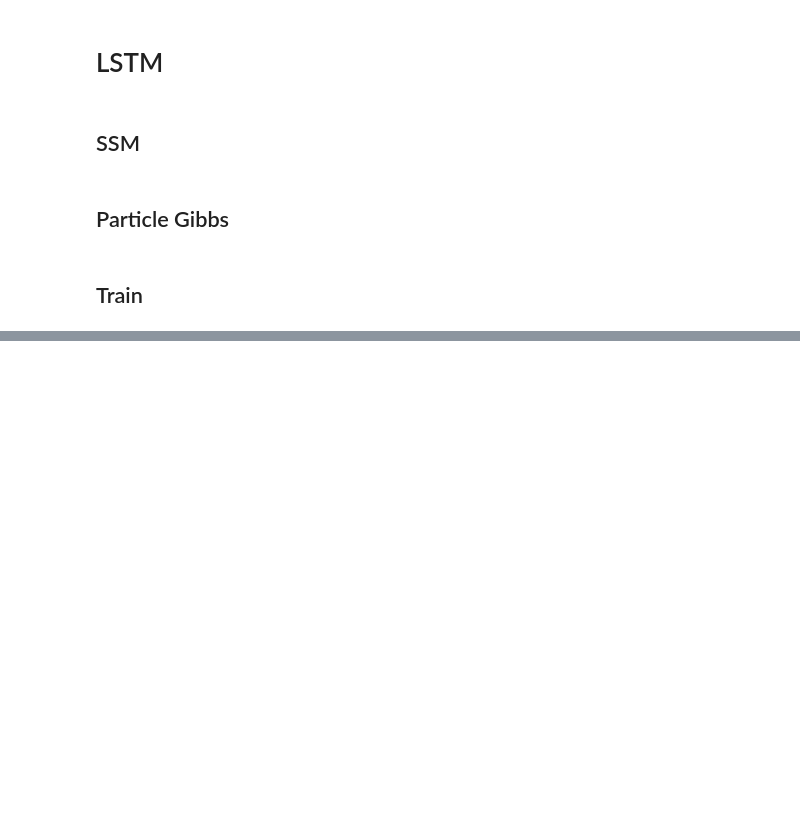
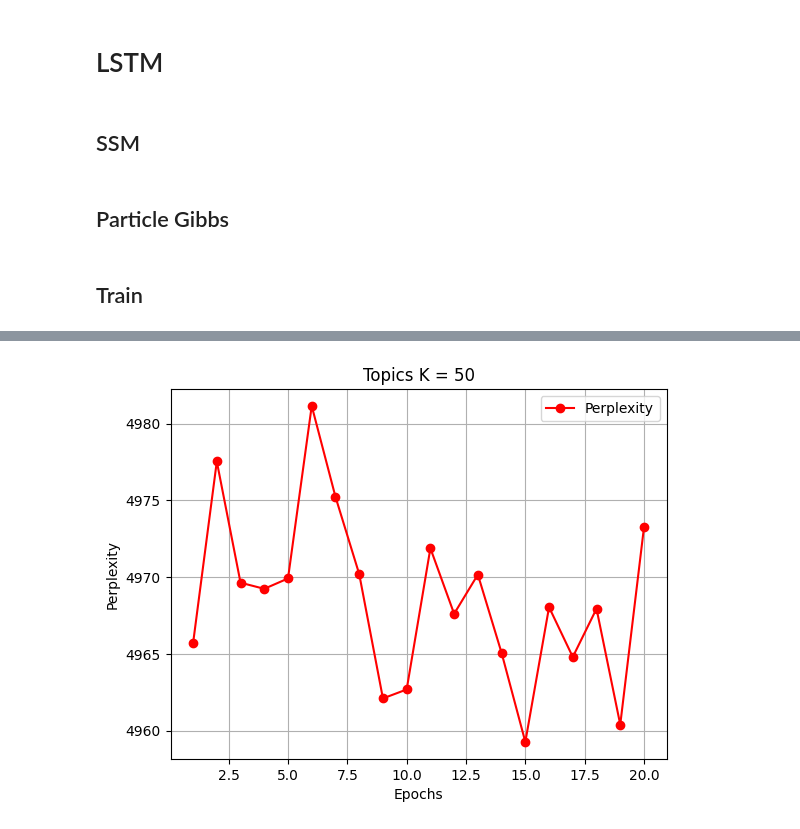
Before and after one commit to yanisrem/SSM-Project, a Jupyter notebook: main_ssp.ipynb, the cells around one changed output, grey strips where cells are left out. Cells and saved outputs as stored; diff of their text form; code cells hidden in the pictures; blank space fills up the shorter version.

Commit message:
run lstm on text data

```diff
--- a/main_ssp.ipynb
+++ b/main_ssp.ipynb
@@ -215,7 +224,6 @@ def compute_gamma_normalized(xt, z_1_t_minus_1, num_topics, lstm, ssm):
     return num / denom
 # %%
 def particle_gibbs(x, previous_z_1_T_star, P, num_topics, num_words, T, lstm_model, ssm_model):
-    x = x.contiguous()
     # Init
     Z_matrix = torch.zeros((P, T + 1), dtype=torch.long)
     alpha_matrix = torch.zeros((P, T + 1), dtype=torch.float)
@@ -305,14 +313,15 @@ HIDDEN_SIZE = 64
 TRAIN_SEQUENCE_LENGTH = 100
 TEST_SEQUENCE_LENGTH = 70
 MODEL_LENGTH = 10
-NUM_TOPICS = 50
+NUM_TOPICS = 100
 NUM_WORDS = 5000
-N_EPOCHS = 20
+N_EPOCHS = 5
 NUM_PARTICULES = 10
+N = 200
 
 lstm_model=LSTM(input_size=NUM_TOPICS, hidden_size=HIDDEN_SIZE, output_size=NUM_TOPICS, model_length=MODEL_LENGTH, batch_size=1)
-criterion = nn.CrossEntropyLoss()
-optimizer = optim.SGD(lstm_model.parameters(), lr=0.001)
+criterion = nn.CrossEntropyLoss(reduction='sum')
+optimizer = optim.Adam(lstm_model.parameters())
 ssm_model = SSMPytorch(num_words=NUM_WORDS, num_topics=NUM_TOPICS)
 # %%
 X_train_torch = torch.tensor(X_train, dtype = torch.long)
@@ -321,11 +330,12 @@ X_test_torch = torch.tensor(X_test, dtype = torch.long)
 list_mean_loss = []
 
 for epoch in range(N_EPOCHS):
+    shuffle_sample = random.sample(range(N), N)
     start_time = time.time()
     print("epoch: {}".format(epoch+1))
     previous_z_1_T_star = torch.randint(1, NUM_TOPICS + 1, (X_train_torch.shape[0], TRAIN_SEQUENCE_LENGTH))
     z_star_train = []
-    for i in range(X_train.shape[0]):
+    for i in shuffle_sample:
         X_train_torch_i = X_train_torch[i]
         z_star_train_i = particle_gibbs(X_train_torch_i, previous_z_1_T_star[i], NUM_PARTICULES, NUM_TOPICS, NUM_WORDS, TRAIN_SEQUENCE_LENGTH, lstm_model, ssm_model)
         z_star_one_hot_train_i = F.one_hot(z_star_train_i-1, num_classes=NUM_TOPICS).float()
@@ -338,7 +348,7 @@ for epoch in range(N_EPOCHS):
     z_star_train = torch.stack(z_star_train)
 
     z_pred = []
-    for i in range(z_star_train.shape[0]):
+    for i in shuffle_sample:
         input_sequence = z_star_train[i]
         input_seq_one_hot = F.one_hot(input_sequence-1, num_classes=NUM_TOPICS).float()
         input_seq_one_hot = input_seq_one_hot
@@ -351,7 +361,7 @@ for epoch in range(N_EPOCHS):
     z_pred = torch.stack(z_pred)
 
     loss = 0
-    for i in range(z_pred.shape[0]):
+    for i in shuffle_sample:
         z_pred_i = z_pred[i]
         proba_x_pred_i = []
         for t in range(TEST_SEQUENCE_LENGTH):
@@ -360,7 +370,7 @@ for epoch in range(N_EPOCHS):
             proba_x_pred_i.append(proba_x_pred_i_t)
         proba_x_pred_i = torch.stack(proba_x_pred_i)
         X_test_i = X_test_torch[i]
-        cross_entropy = F.cross_entropy(proba_x_pred_i, X_test_i)
+        cross_entropy = F.cross_entropy(proba_x_pred_i, F.one_hot(X_test_i-1, num_classes=NUM_WORDS).float(), reduction = "sum")
         perplexity  = torch.exp(cross_entropy)
         loss += perplexity
     mean_loss = loss/z_pred.shape[0]
@@ -392,0 +390,12 @@ KeyboardInterrupt:
+# %%
+plt.figure()
+plt.plot(range(1, N_EPOCHS + 1), list_mean_loss, 'o-', color='red', label='Perplexity')
+plt.title('Topics K = 50')
+plt.xlabel('Epochs')
+plt.ylabel('Perplexity')
+plt.legend()
+plt.grid()
+# plt.savefig("perplexity_50_topics.png")
+plt.show()
+# %% [output]
+[figure, added]
```
Also changed, not shown: parts of 7 cells of this notebook, 2 other files.
